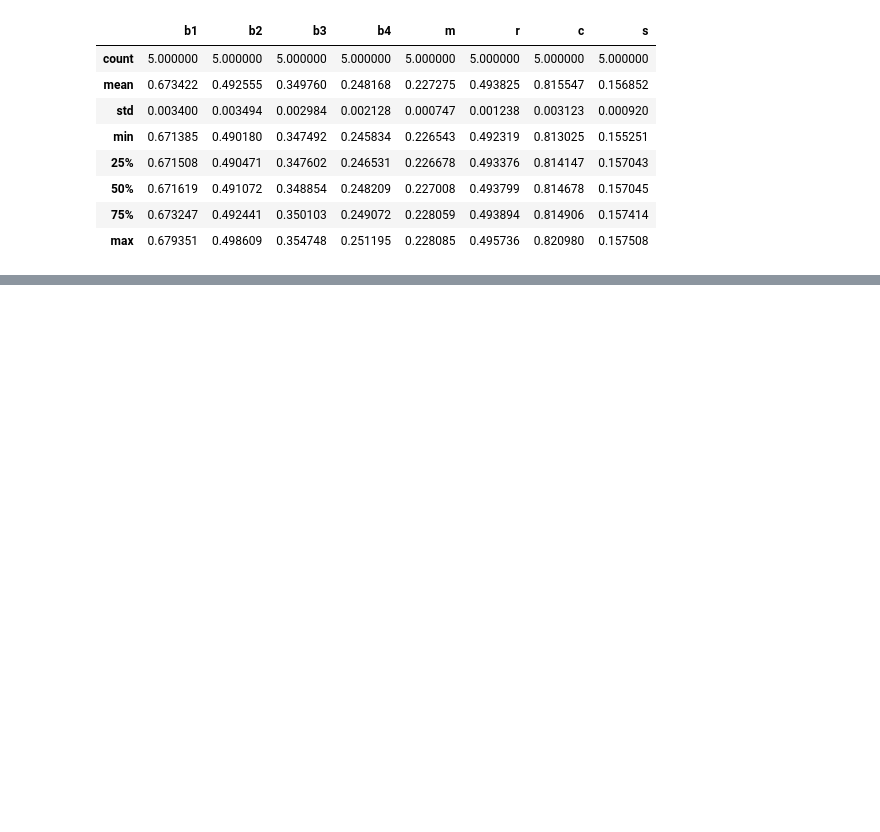
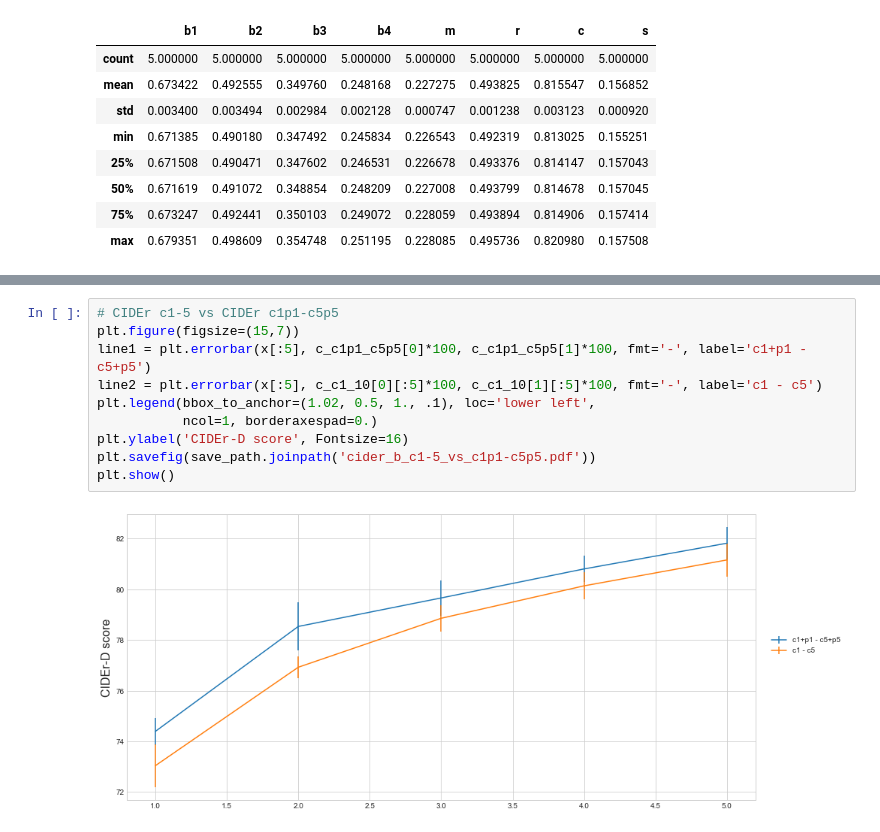
Before and after one commit to ingritu/TDT4900-Master-Thesis, a Jupyter notebook: notebooks/Results.ipynb, the cells around one changed output, grey strips where cells are left out. Drawn from its saved outputs; the diff is of its cells as text; blank space fills up the shorter version.

```diff
--- a/notebooks/Results.ipynb
+++ b/notebooks/Results.ipynb
@@ -60,0 +193,12 @@ plt.savefig(save_path.joinpath('something.pdf'))
+# %%
+# CIDEr c1-5 vs CIDEr c1p1-c5p5
+plt.figure(figsize=(15,7))
+line1 = plt.errorbar(x[:5], c_c1p1_c5p5[0]*100, c_c1p1_c5p5[1]*100, fmt='-', label='c1+p1 - c5+p5')
+line2 = plt.errorbar(x[:5], c_c1_10[0][:5]*100, c_c1_10[1][:5]*100, fmt='-', label='c1 - c5')
+plt.legend(bbox_to_anchor=(1.02, 0.5, 1., .1), loc='lower left',
+           ncol=1, borderaxespad=0.)
+plt.ylabel('CIDEr-D score', Fontsize=16)
+plt.savefig(save_path.joinpath('cider_b_c1-5_vs_c1p1-c5p5.pdf'))
+plt.show()
+# %% [output]
+[figure, added]
```
Also changed, not shown: parts of 21 cells of this notebook, 1 other file.
